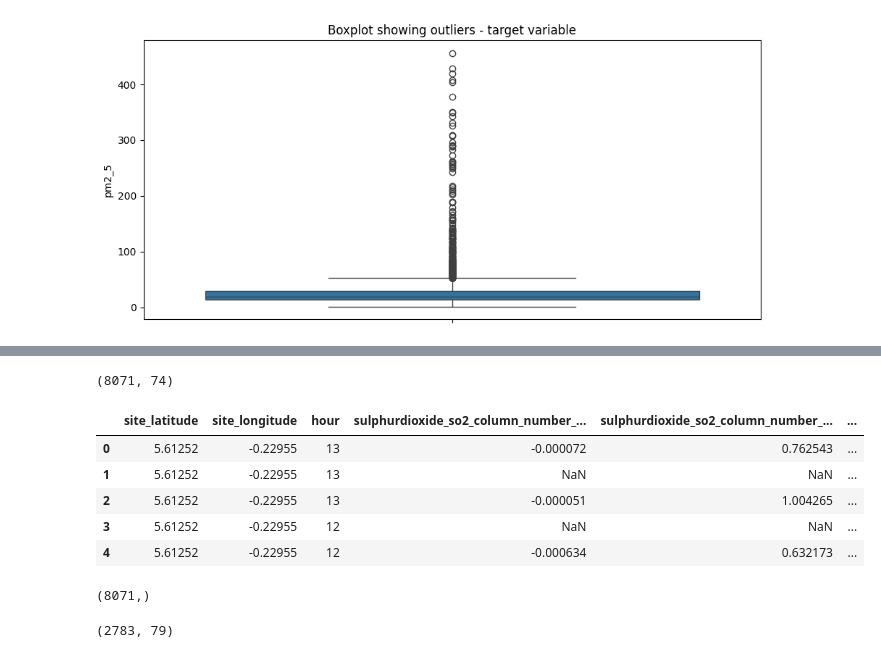
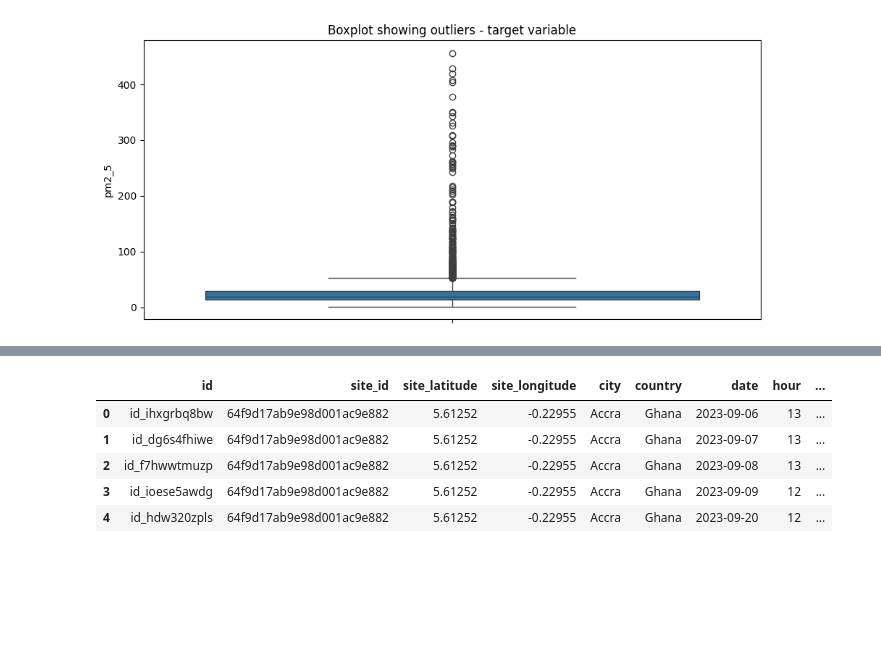
Before and after one commit to ilyesrezgui/AirQo-African-Air-Quality, a Jupyter notebook: Model.ipynb, the cells around one changed output, grey strips where cells are left out. Drawn from its saved outputs; the diff is of its cells as text; code cells hidden in the pictures; blank space fills up the shorter version.

```diff
--- a/Model.ipynb
+++ b/Model.ipynb
@@ -131,2 +122,6 @@ print(null_values_total)
+# %%
+test['date'] = pd.to_datetime(test['date'])
+# Select X and y features for modelling
+train_num_df = train.select_dtypes(include=['number'])
 # %%
 
@@ -158,24 +181,12 @@ X.head()
-# %%
-X.shape
-# %% [output]
-(8071, 74)
 # %%
-test_df.head()
+test.head()
 # %% [output]
-|  | site_latitude | site_longitude | hour | sulphurdioxide_so2_column_number_... | sulphurdioxide_so2_column_number_... | ... |
-| 0 | 5.61252 | -0.22955 | 13 | -0.000072 | 0.762543 | ... |
-| 1 | 5.61252 | -0.22955 | 13 | NaN | NaN | ... |
-| 2 | 5.61252 | -0.22955 | 13 | -0.000051 | 1.004265 | ... |
-| 3 | 5.61252 | -0.22955 | 12 | NaN | NaN | ... |
-| 4 | 5.61252 | -0.22955 | 12 | -0.000634 | 0.632173 | ... |
+|  | id | site_id | site_latitude | site_longitude | city | country | date | hour | ... |
+| 0 | id_ihxgrbq8bw | 64f9d17ab9e98d001ac9e882 | 5.61252 | -0.22955 | Accra | Ghana | 2023-09-06 | 13 | ... |
+| 1 | id_dg6s4fhiwe | 64f9d17ab9e98d001ac9e882 | 5.61252 | -0.22955 | Accra | Ghana | 2023-09-07 | 13 | ... |
+| 2 | id_f7hwwtmuzp | 64f9d17ab9e98d001ac9e882 | 5.61252 | -0.22955 | Accra | Ghana | 2023-09-08 | 13 | ... |
+| 3 | id_ioese5awdg | 64f9d17ab9e98d001ac9e882 | 5.61252 | -0.22955 | Accra | Ghana | 2023-09-09 | 12 | ... |
+| 4 | id_hdw320zpls | 64f9d17ab9e98d001ac9e882 | 5.61252 | -0.22955 | Accra | Ghana | 2023-09-20 | 12 | ... |
-# %%
-y.shape
-# %% [output]
-(8071,)
-# %%
-test.shape
-# %% [output]
-(2783, 79)
 # %%
 # Train model
 X_train, X_test, y_train, y_test = train_test_split(X, y, test_size = 0.3, random_state = 42)
```
Also changed, not shown: parts of 13 cells of this notebook.
